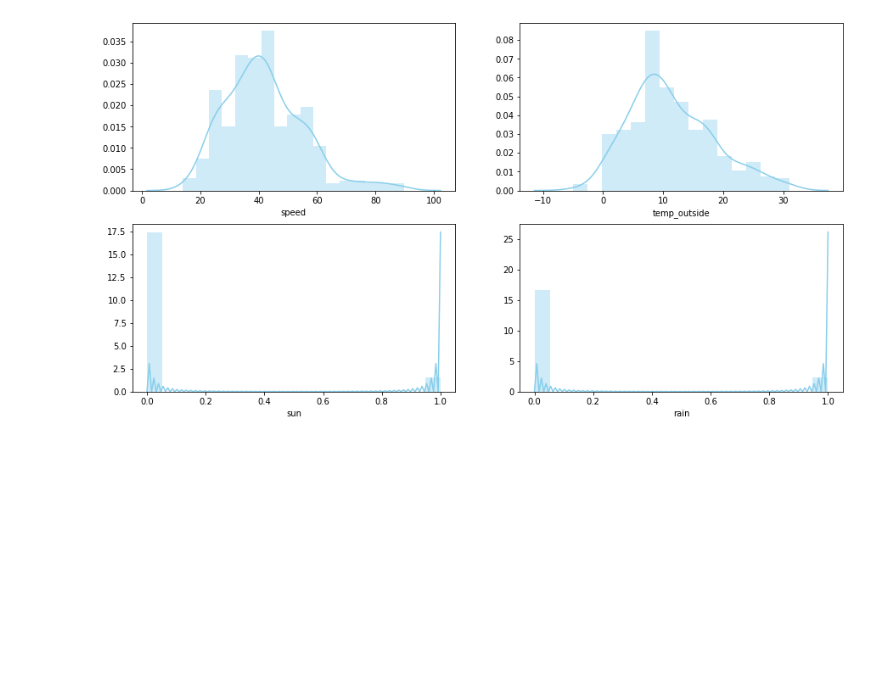
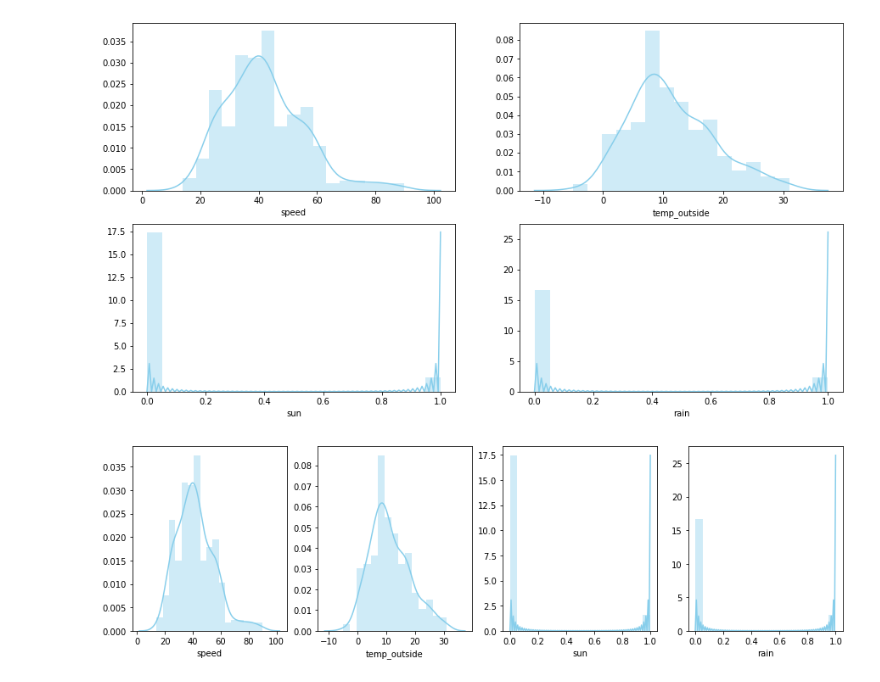
Before and after one commit to arcus-azure/arcus.ml, a Jupyter notebook: samples/dataframe_operations.ipynb, the cells around one changed output. Saved outputs shown, nothing was run; the diff lists cells and outputs as text; code cells hidden in the pictures; blank space fills up the shorter version.

```diff
--- a/samples/dataframe_operations.ipynb
+++ b/samples/dataframe_operations.ipynb
@@ -48,3 +43,7 @@ _, axes = adf.plot_features(df, fig_size=(15,8), grid_shape=(2,3))
 _, axes = adf.plot_features(df, fig_size=(15,8), grid_shape=(2,2), column_names=['speed', 'temp_outside', 'sun', 'rain'])
 # %% [output]
 [figure]
+# %%
+_, axes = adf.plot_features(df, fig_size=(15,4), column_names=['speed', 'temp_outside', 'sun', 'rain'])
+# %% [output]
+[figure, added]
```
Also changed, not shown: parts of 1 cell of this notebook, 6 other files.
